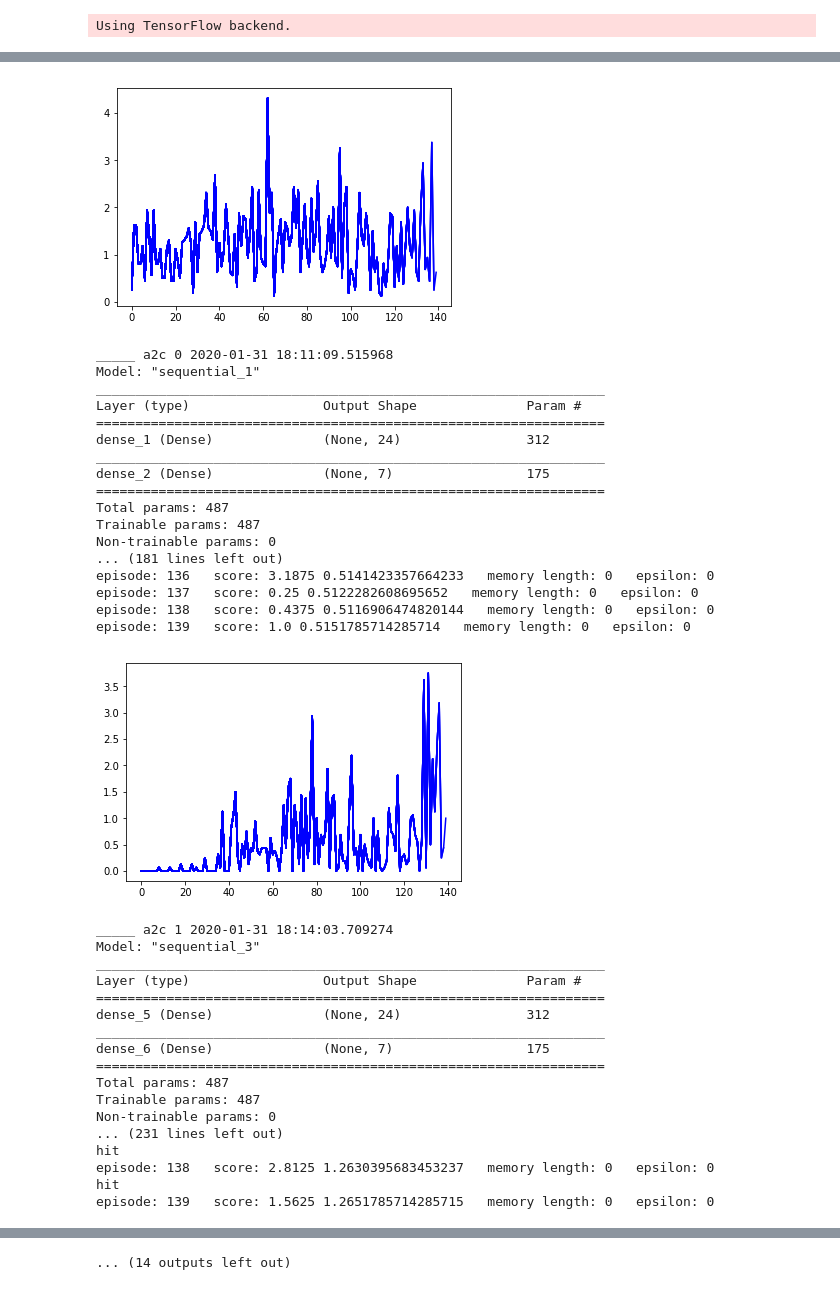
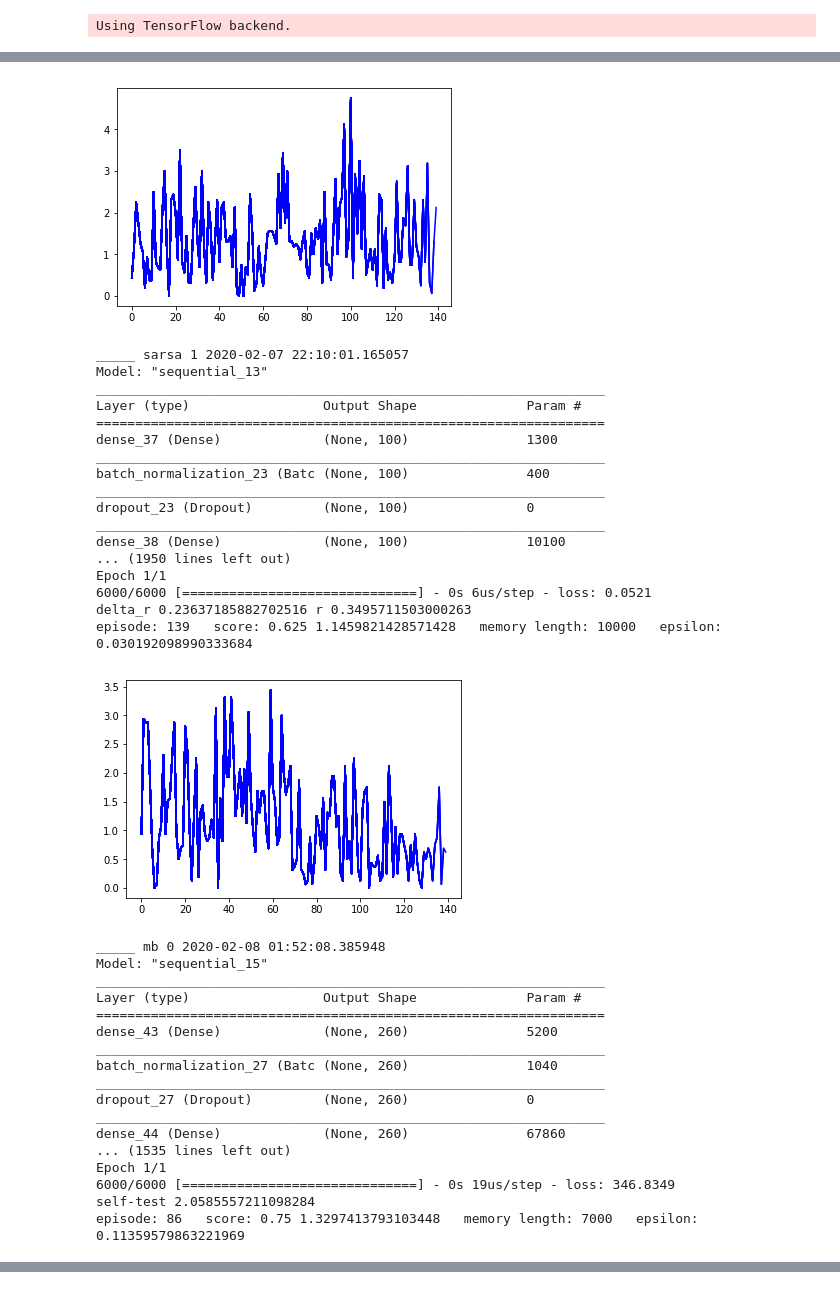
Before and after one commit to Kilorad/rl, a Jupyter notebook: massive_test.ipynb, the cells around one changed output, grey strips where cells are left out. Cells and saved outputs as stored; diff of their text form; code cells hidden in the pictures.

```diff
--- a/massive_test.ipynb
+++ b/massive_test.ipynb
@@ -34,7 +34,7 @@ EPISODES=140
 score_dict_med={'random':[],'ddqn':[],'a2c':[],'sarsa':[],'mb':[]}#c border_med по... такты. Надо, чтобы проверить быстроту обучения
 
 agent_list=[random_agent.randomAgent,a2c.A2CAgent,ddqn.DoubleDQNAgent,sarsa.SarsaAgent,model_based.ModelBasedAgent]
-for ag_num in range(0,5):
+for ag_num in [0,3,4]:
     if ag_num==0:
         name='random'
     if ag_num==1:
@@ -46,7 +46,7 @@ for ag_num in range(0,5):
     if ag_num==4:
         name='mb'
 
-    for estimation in range(3):
+    for estimation in range(2):
         print('_____',name,estimation,pd.Timestamp.now())
         #здесь весь код от инициализации модели до выдачи scores. Но без рендера.
         # In case of CartPole-v1, maximum length of episode is 500
@@ -192,36 +192,36 @@ episode: 139   score: 0.625 1.2370535714285715   memory length: 0   epsilon: 1
-[figure, old version]
+[figure, new version]
-_____ a2c 0 2020-01-31 18:11:09.515968
-Model: "sequential_1"
+_____ sarsa 1 2020-02-07 22:10:01.165057
+Model: "sequential_13"
 _________________________________________________________________
 Layer (type)                 Output Shape              Param #
 =================================================================
-dense_1 (Dense)              (None, 24)                312
+dense_37 (Dense)             (None, 100)               1300
 _________________________________________________________________
-dense_2 (Dense)              (None, 7)                 175
-=================================================================
-Total params: 487
-Trainable params: 487
-Non-trainable params: 0
-... (181 lines left out)
-episode: 136   score: 3.1875 0.5141423357664233   memory length: 0   epsilon: 0
-episode: 137   score: 0.25 0.5122282608695652   memory length: 0   epsilon: 0
-episode: 138   score: 0.4375 0.5116906474820144   memory length: 0   epsilon: 0
-episode: 139   score: 1.0 0.5151785714285714   memory length: 0   epsilon: 0
+batch_normalization_23 (Batc (None, 100)               400
+_________________________________________________________________
+dropout_23 (Dropout)         (None, 100)               0
+_________________________________________________________________
+dense_38 (Dense)             (None, 100)               10100
+... (1950 lines left out)
+Epoch 1/1
+6000/6000 [==============================] - 0s 6us/step - loss: 0.0521
+delta_r 0.23637185882702516 r 0.3495711503000263
+episode: 139   score: 0.625 1.1459821428571428   memory length: 10000   epsilon: 0.030192098990333684
-[figure, old version]
+[figure, new version]
-_____ a2c 1 2020-01-31 18:14:03.709274
-Model: "sequential_3"
+_____ mb 0 2020-02-08 01:52:08.385948
+Model: "sequential_15"
 _________________________________________________________________
 Layer (type)                 Output Shape              Param #
 =================================================================
-dense_5 (Dense)              (None, 24)                312
+dense_43 (Dense)             (None, 260)               5200
 _________________________________________________________________
-dense_6 (Dense)              (None, 7)                 175
-=================================================================
-Total params: 487
-Trainable params: 487
-Non-trainable params: 0
-... (231 lines left out)
-hit
-episode: 138   score: 2.8125 1.2630395683453237   memory length: 0   epsilon: 0
-hit
-episode: 139   score: 1.5625 1.2651785714285715   memory length: 0   epsilon: 0
+batch_normalization_27 (Batc (None, 260)               1040
+_________________________________________________________________
+dropout_27 (Dropout)         (None, 260)               0
+_________________________________________________________________
+dense_44 (Dense)             (None, 260)               67860
+... (1535 lines left out)
+Epoch 1/1
+6000/6000 [==============================] - 0s 19us/step - loss: 346.8349
+self-test 2.0585557211098284
+episode: 86   score: 0.75 1.3297413793103448   memory length: 7000   epsilon: 0.11359579863221969
@@ -247,4 +228,3 @@ episode: 139   score: 1.1875 0.7330357142857142   memory length: 0   epsilon: 0
-... (14 outputs left out)
 # %%
 score_dict_full
 # %% [output]
```
Also changed, not shown: parts of 2 cells of this notebook, 2 other files.
